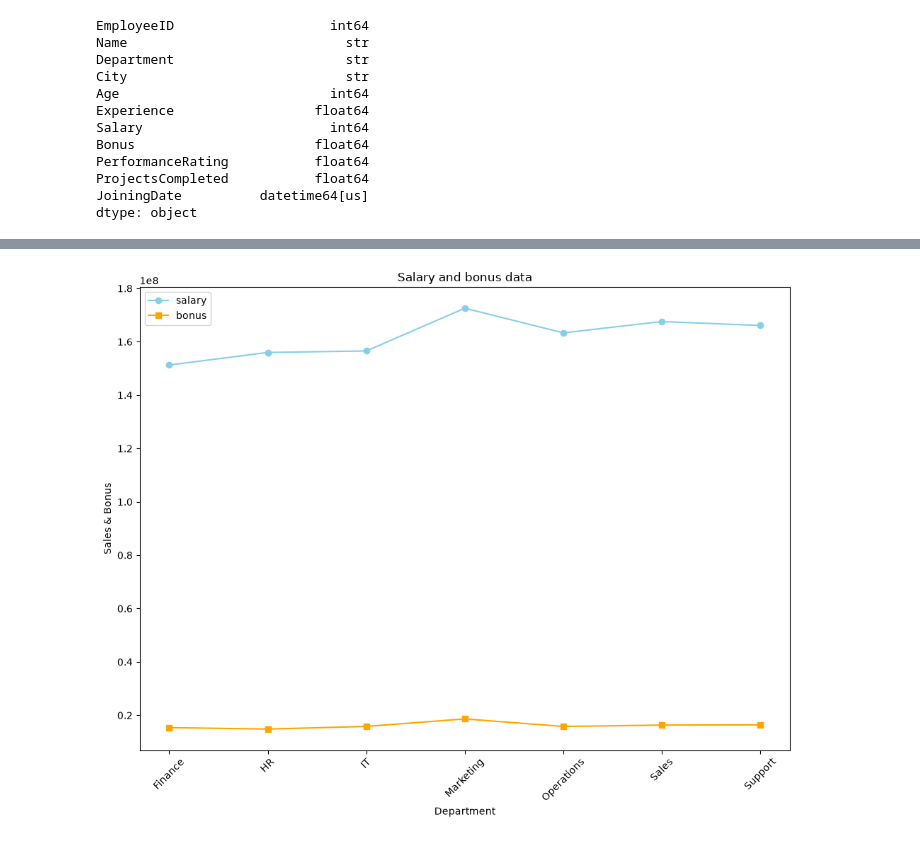
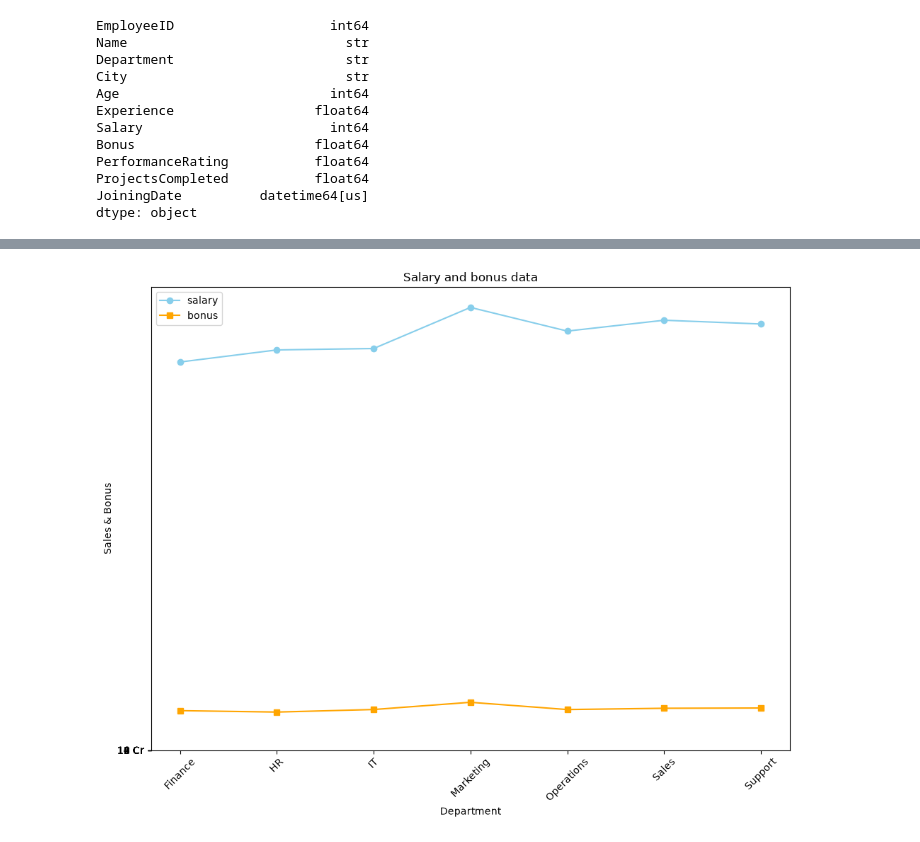
Before and after one commit to anghanshrey/Other, a Jupyter notebook: numpy_preacties/numpy.ipynb, the cells around one changed output, grey strips where cells are left out. Saved outputs shown, nothing was run; the diff lists cells and outputs as text; code cells hidden in the pictures.

```diff
--- a/numpy_preacties/numpy.ipynb
+++ b/numpy_preacties/numpy.ipynb
@@ -504,15 +504,19 @@ Name: Bonus, dtype: float64
 # %%
 plt.figure(figsize=(10, 8))
 
 plt.plot(salary.index, salary.values, color='skyblue', marker='o', label='salary')
 plt.plot(bonus.index, bonus.values, color='orange', marker='s', label='bonus')
 
 plt.title("Salary and bonus data")
 plt.xlabel("Department")
 plt.ylabel("Sales & Bonus")
 plt.legend()
 plt.xticks(rotation=45)
+plt.yticks(
+    [0.2, 0.4, 0.6, 0.8, 1.0, 1.2, 1.4, 1.6, 1.8],
+    ["2 Cr", "4 Cr", "6 Cr", "8 Cr", "10 Cr", "12 Cr", "14 Cr", "16 Cr", "18 Cr"]
+)
 plt.tight_layout()
 plt.show()
 # %% [output]
-[figure, old version]
+[figure, new version]
```
Also changed, not shown: 3 other files.
